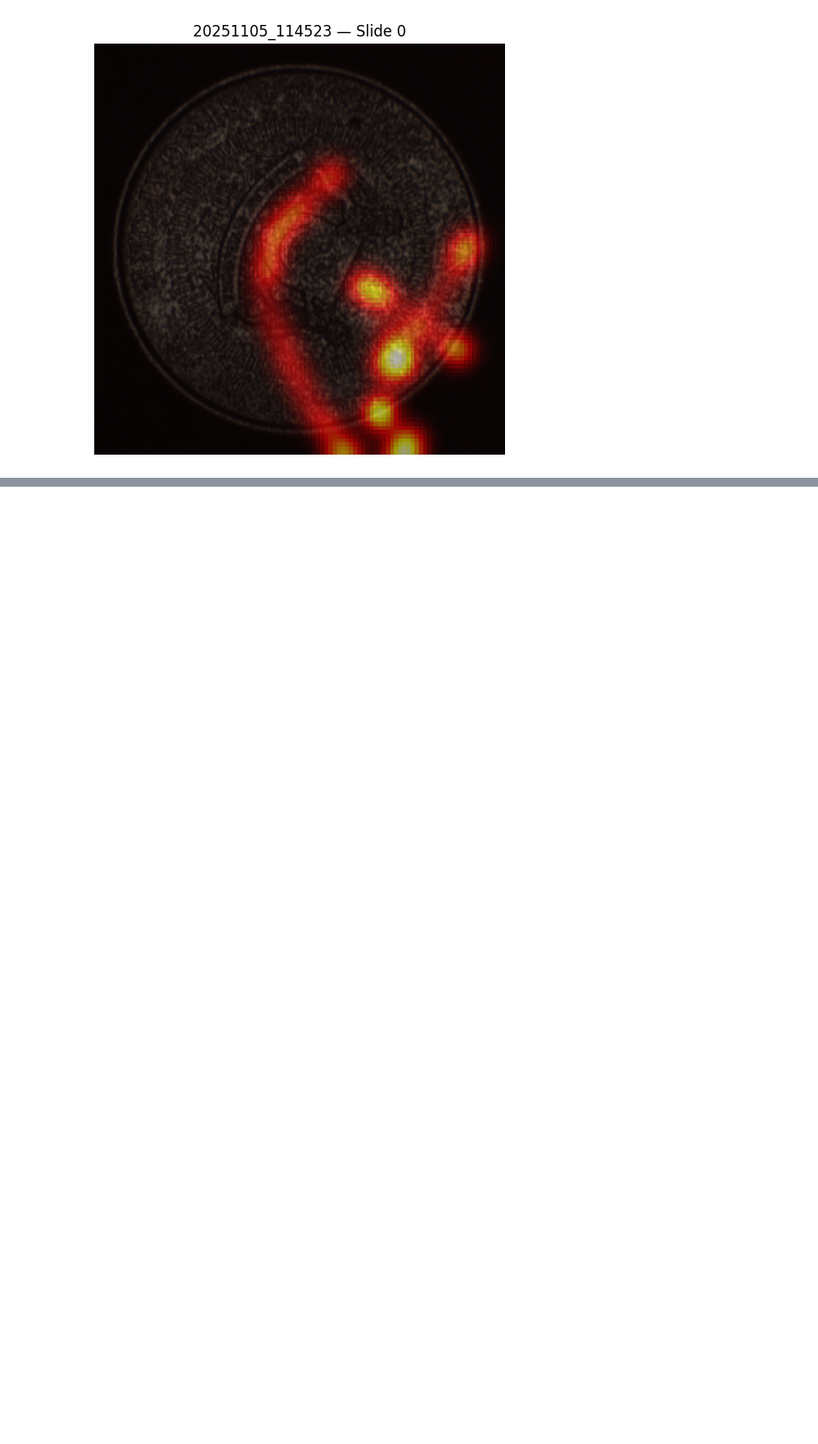
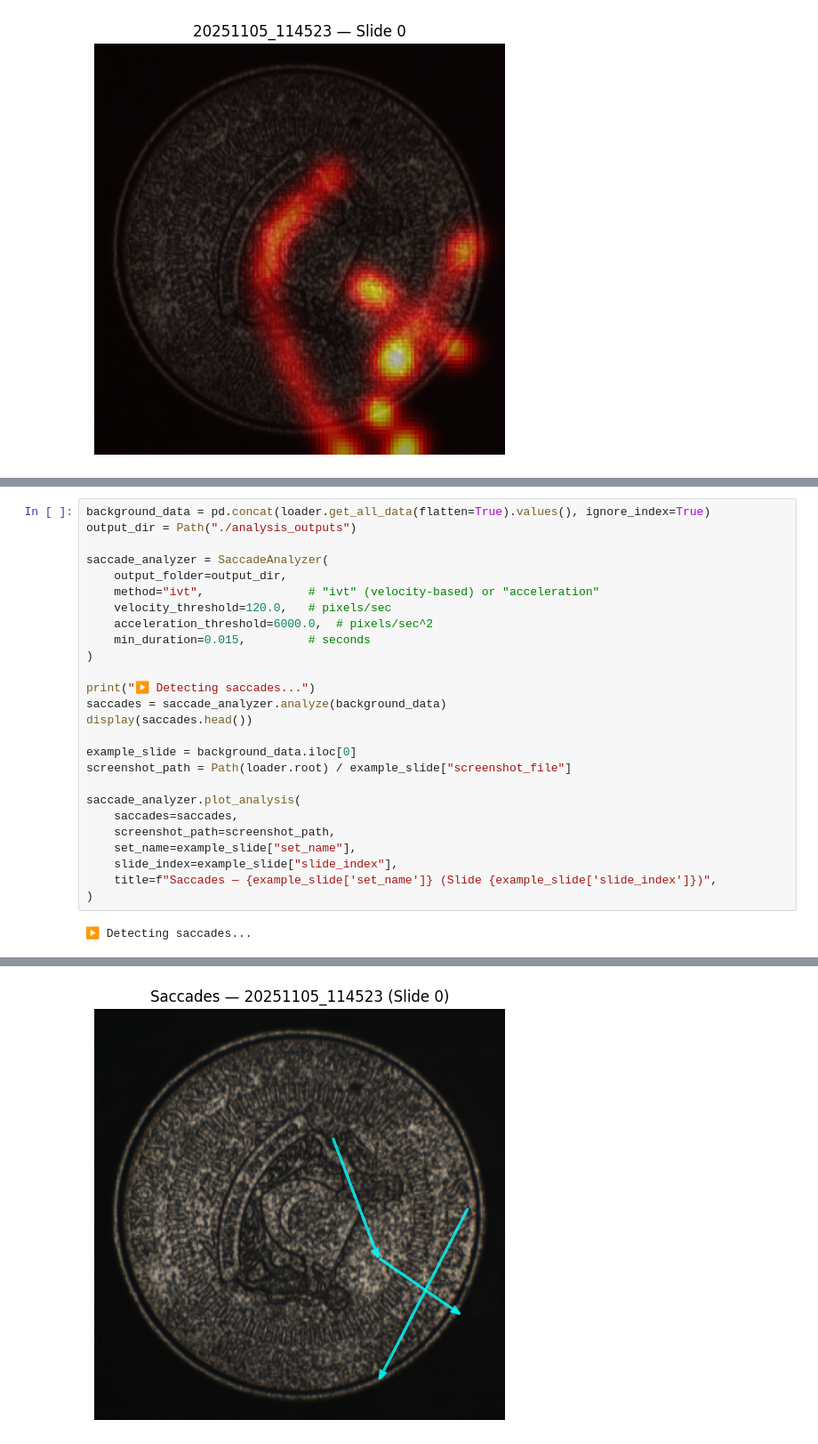
Before and after one commit to sbobek/tobii-pytracker, a Jupyter notebook: examples/analyzers_demo.ipynb, the cells around one changed output, grey strips where cells are left out. Shown at 89% size. Saved outputs shown, nothing was run; the diff lists cells and outputs as text; blank space fills up the shorter version.

```diff
--- a/examples/analyzers_demo.ipynb
+++ b/examples/analyzers_demo.ipynb
@@ -118,0 +143,28 @@ analyzer.plot_analysis(
+# %%
+background_data = pd.concat(loader.get_all_data(flatten=True).values(), ignore_index=True)
+output_dir = Path("./analysis_outputs")
+
+saccade_analyzer = SaccadeAnalyzer(
+    output_folder=output_dir,
+    method="ivt",               # "ivt" (velocity-based) or "acceleration"
+    velocity_threshold=120.0,   # pixels/sec
+    acceleration_threshold=6000.0,  # pixels/sec^2
+    min_duration=0.015,         # seconds
+)
+
+print("▶ Detecting saccades...")
+saccades = saccade_analyzer.analyze(background_data)
+display(saccades.head())
+
+example_slide = background_data.iloc[0]
+screenshot_path = Path(loader.root) / example_slide["screenshot_file"]
+
+saccade_analyzer.plot_analysis(
+    saccades=saccades,
+    screenshot_path=screenshot_path,
+    set_name=example_slide["set_name"],
+    slide_index=example_slide["slide_index"],
+    title=f"Saccades — {example_slide['set_name']} (Slide {example_slide['slide_index']})",
+)
+# %% [output]
+▶ Detecting saccades...
@@ -118,0 +177 @@ analyzer.plot_analysis(
+[figure, added]
```
Also changed, not shown: parts of 5 cells of this notebook, 6 other files.
